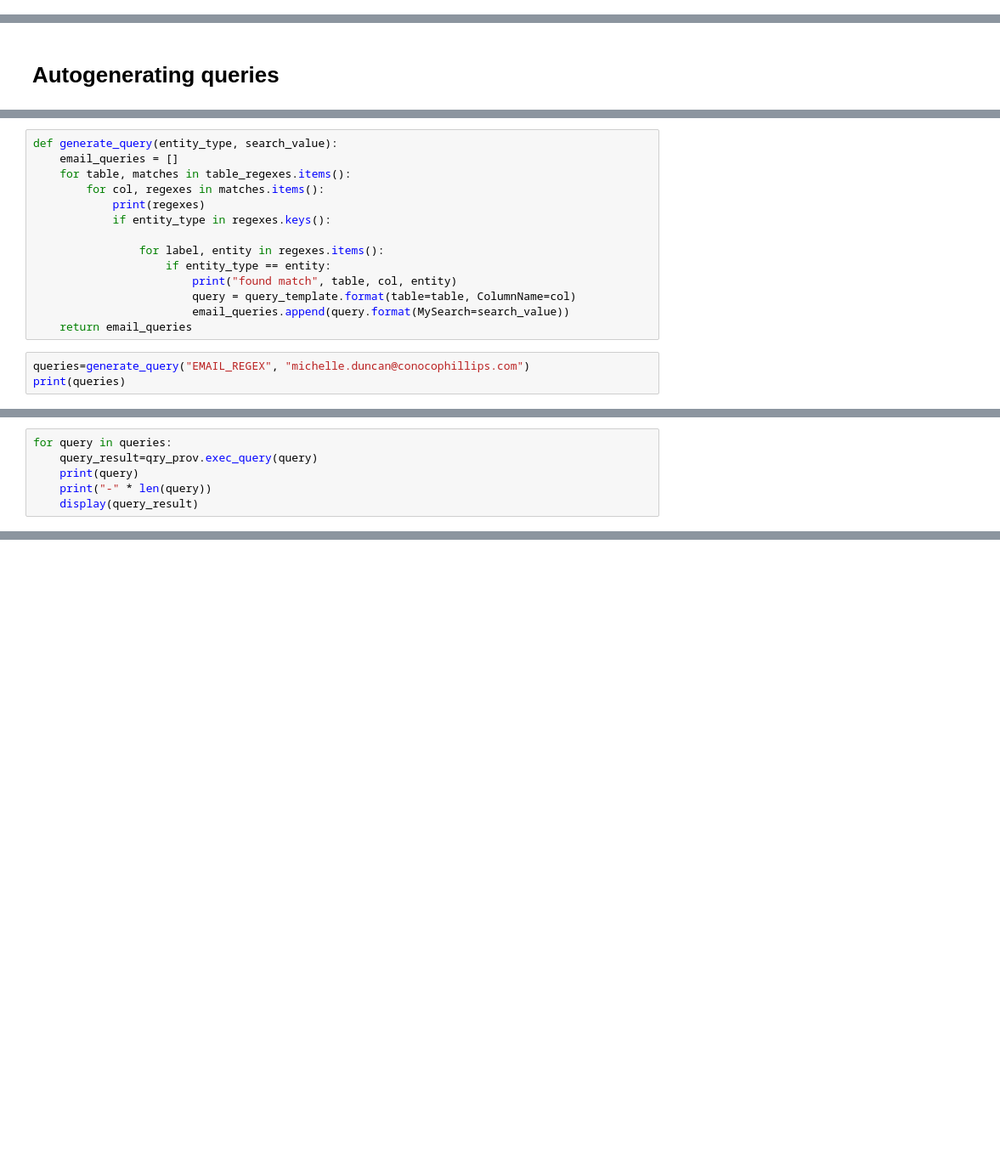
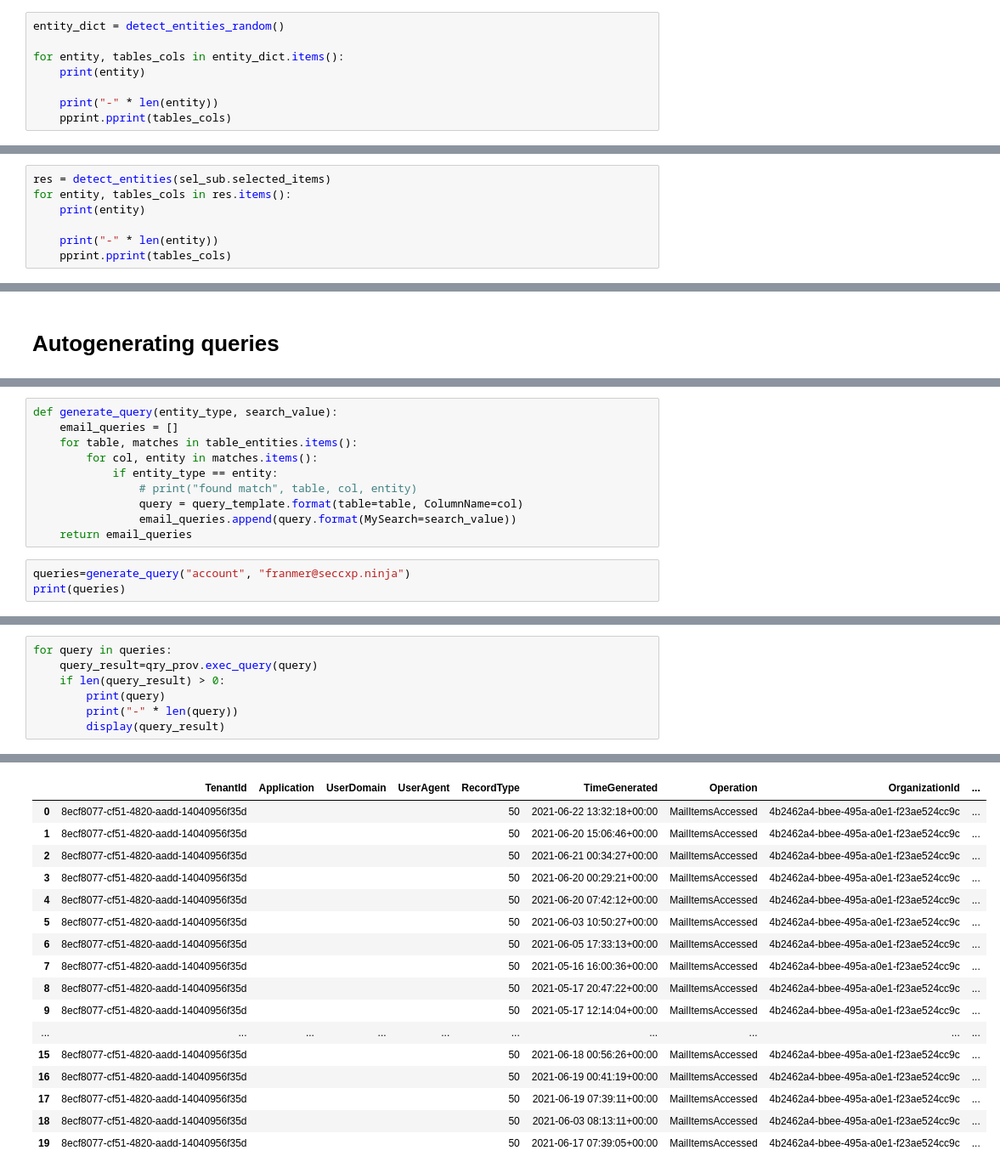
Before and after one commit to microsoft/ASDET, a Jupyter notebook: notebooks/identification/Regexes.ipynb, the cells around one changed output, grey strips where cells are left out. Shown at 85% size. Drawn from its saved outputs; the diff is of its cells as text; blank space fills up the shorter version.

Commit message:
Created entity identification module

```diff
--- a/notebooks/identification/Regexes.ipynb
+++ b/notebooks/identification/Regexes.ipynb
@@ -598,0 +580,8 @@ account
+# %%
+entity_dict = detect_entities_random()
+
+for entity, tables_cols in entity_dict.items():
+    print(entity)
+
+    print("-" * len(entity))
+    pprint.pprint(tables_cols)
@@ -598,0 +630,7 @@ account
+# %%
+res = detect_entities(sel_sub.selected_items)
+for entity, tables_cols in res.items():
+    print(entity)
+
+    print("-" * len(entity))
+    pprint.pprint(tables_cols)
@@ -627,18 +646,14 @@ table_regexes
 # %%
 def generate_query(entity_type, search_value):
     email_queries = []
-    for table, matches in table_regexes.items():
-        for col, regexes in matches.items():
-            print(regexes)
-            if entity_type in regexes.keys():
-
-                for label, entity in regexes.items():
-                    if entity_type == entity:
-                        print("found match", table, col, entity)
-                        query = query_template.format(table=table, ColumnName=col)
-                        email_queries.append(query.format(MySearch=search_value))
+    for table, matches in table_entities.items():
+        for col, entity in matches.items():
+            if entity_type == entity:
+                # print("found match", table, col, entity)
+                query = query_template.format(table=table, ColumnName=col)
+                email_queries.append(query.format(MySearch=search_value))
     return email_queries
 # %%
-queries=generate_query("EMAIL_REGEX", "michelle.duncan@conocophillips.com")
+queries=generate_query("account", "franmer@seccxp.ninja")
 print(queries)
 # %% [output]
@@ -656,6 +661,8 @@ print(queries)
 # %%
 for query in queries:
     query_result=qry_prov.exec_query(query)
-    print(query)
-    print("-" * len(query))
-    display(query_result)
+    if len(query_result) > 0:
+        print(query)
+        print("-" * len(query))
+        display(query_result)
+# %% [output]
@@ -661,0 +724,17 @@ for query in queries:
+|  | TenantId | Application | UserDomain | UserAgent | RecordType | TimeGenerated | Operation | OrganizationId | ... |
+| 0 | 8ecf8077-cf51-4820-aadd-14040956f35d |  |  |  | 50 | 2021-06-22 13:32:18+00:00 | MailItemsAccessed | 4b2462a4-bbee-495a-a0e1-f23ae524cc9c | ... |
+| 1 | 8ecf8077-cf51-4820-aadd-14040956f35d |  |  |  | 50 | 2021-06-20 15:06:46+00:00 | MailItemsAccessed | 4b2462a4-bbee-495a-a0e1-f23ae524cc9c | ... |
+| 2 | 8ecf8077-cf51-4820-aadd-14040956f35d |  |  |  | 50 | 2021-06-21 00:34:27+00:00 | MailItemsAccessed | 4b2462a4-bbee-495a-a0e1-f23ae524cc9c | ... |
+| 3 | 8ecf8077-cf51-4820-aadd-14040956f35d |  |  |  | 50 | 2021-06-20 00:29:21+00:00 | MailItemsAccessed | 4b2462a4-bbee-495a-a0e1-f23ae524cc9c | ... |
+| 4 | 8ecf8077-cf51-4820-aadd-14040956f35d |  |  |  | 50 | 2021-06-20 07:42:12+00:00 | MailItemsAccessed | 4b2462a4-bbee-495a-a0e1-f23ae524cc9c | ... |
+| 5 | 8ecf8077-cf51-4820-aadd-14040956f35d |  |  |  | 50 | 2021-06-03 10:50:27+00:00 | MailItemsAccessed | 4b2462a4-bbee-495a-a0e1-f23ae524cc9c | ... |
+| 6 | 8ecf8077-cf51-4820-aadd-14040956f35d |  |  |  | 50 | 2021-06-05 17:33:13+00:00 | MailItemsAccessed | 4b2462a4-bbee-495a-a0e1-f23ae524cc9c | ... |
+| 7 | 8ecf8077-cf51-4820-aadd-14040956f35d |  |  |  | 50 | 2021-05-16 16:00:36+00:00 | MailItemsAccessed | 4b2462a4-bbee-495a-a0e1-f23ae524cc9c | ... |
+| 8 | 8ecf8077-cf51-4820-aadd-14040956f35d |  |  |  | 50 | 2021-05-17 20:47:22+00:00 | MailItemsAccessed | 4b2462a4-bbee-495a-a0e1-f23ae524cc9c | ... |
+| 9 | 8ecf8077-cf51-4820-aadd-14040956f35d |  |  |  | 50 | 2021-05-17 12:14:04+00:00 | MailItemsAccessed | 4b2462a4-bbee-495a-a0e1-f23ae524cc9c | ... |
+| ... | ... | ... | ... | ... | ... | ... | ... | ... | ... |
+| 15 | 8ecf8077-cf51-4820-aadd-14040956f35d |  |  |  | 50 | 2021-06-18 00:56:26+00:00 | MailItemsAccessed | 4b2462a4-bbee-495a-a0e1-f23ae524cc9c | ... |
+| 16 | 8ecf8077-cf51-4820-aadd-14040956f35d |  |  |  | 50 | 2021-06-19 00:41:19+00:00 | MailItemsAccessed | 4b2462a4-bbee-495a-a0e1-f23ae524cc9c | ... |
+| 17 | 8ecf8077-cf51-4820-aadd-14040956f35d |  |  |  | 50 | 2021-06-19 07:39:11+00:00 | MailItemsAccessed | 4b2462a4-bbee-495a-a0e1-f23ae524cc9c | ... |
+| 18 | 8ecf8077-cf51-4820-aadd-14040956f35d |  |  |  | 50 | 2021-06-03 08:13:11+00:00 | MailItemsAccessed | 4b2462a4-bbee-495a-a0e1-f23ae524cc9c | ... |
+| 19 | 8ecf8077-cf51-4820-aadd-14040956f35d |  |  |  | 50 | 2021-06-17 07:39:05+00:00 | MailItemsAccessed | 4b2462a4-bbee-495a-a0e1-f23ae524cc9c | ... |
```
Also changed, not shown: parts of 25 cells of this notebook, 1 other file.
